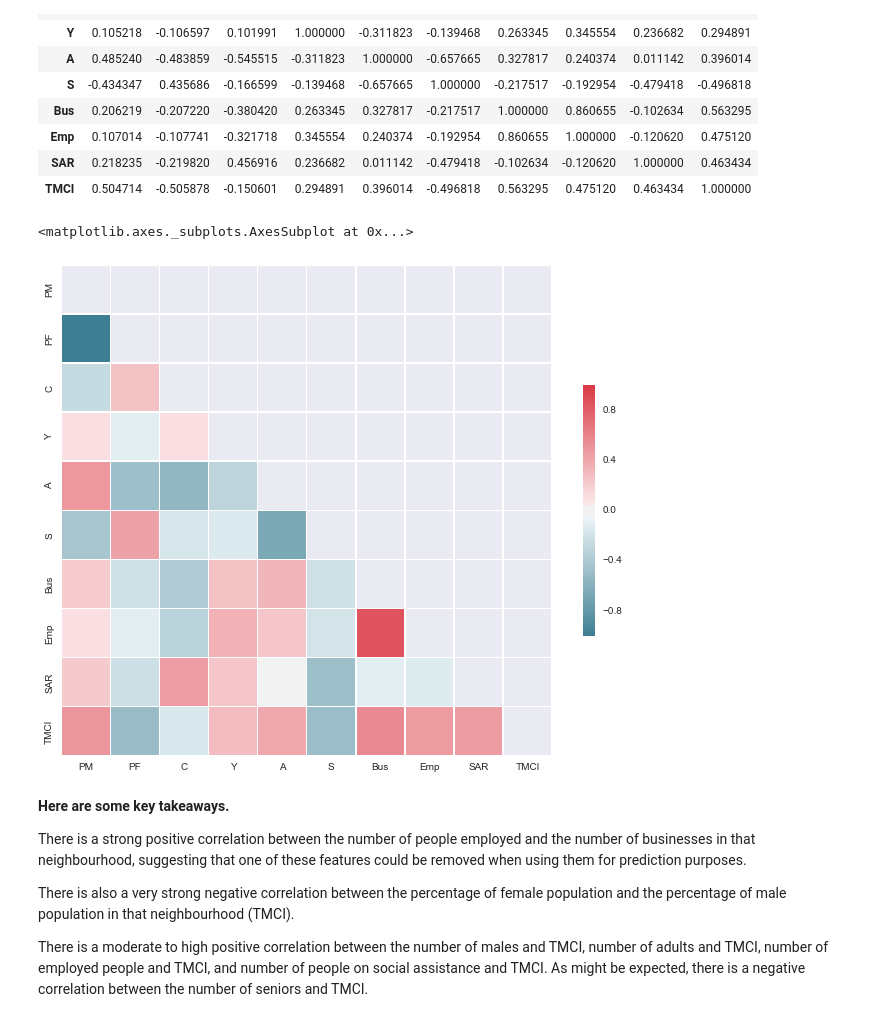
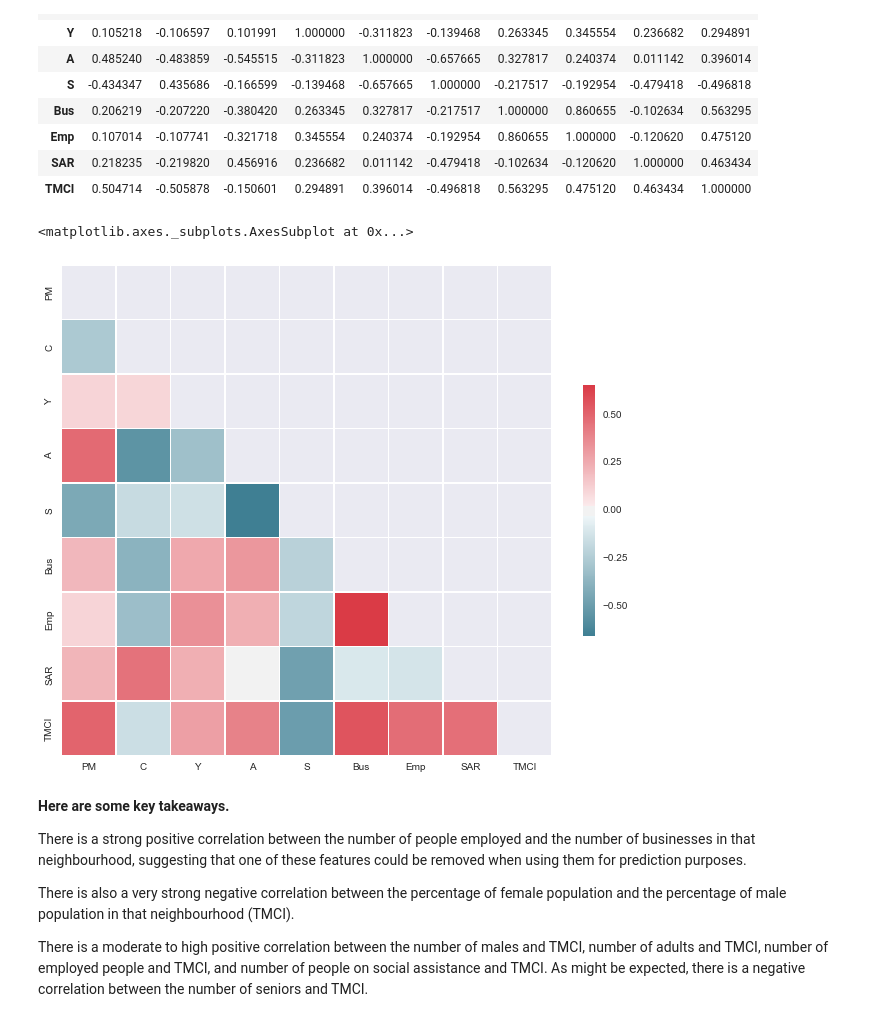
Before and after one commit to nvempala/Toronto-Crime, a Jupyter notebook: Neighbourhood_Crime.ipynb, the cells around one changed output. Drawn from its saved outputs; the diff is of its cells as text; code cells hidden in the pictures.

```diff
--- a/Neighbourhood_Crime.ipynb
+++ b/Neighbourhood_Crime.ipynb
@@ -758,24 +785,28 @@ corr2011
 | SAR | 0.218235 | -0.219820 | 0.456916 | 0.236682 | 0.011142 | -0.479418 | -0.102634 | -0.120620 | 1.000000 | 0.463434 |
 | TMCI | 0.504714 | -0.505878 | -0.150601 | 0.294891 | 0.396014 | -0.496818 | 0.563295 | 0.475120 | 0.463434 | 1.000000 |
 # %%
+# Drop PF because of very high correlation
+corrmat2011 = corrmat2011.drop('PF',1)
+corr2011 = corrmat2011.corr()
+
 # An easier way is to visualize the feature correlations
 # Generate a mask for the upper triangle
 mask = np.zeros_like(corr2011, dtype=np.bool)
 mask[np.triu_indices_from(mask)] = True
 
 # Set up the matplotlib figure
 f, ax = plt.subplots(figsize=(11, 9))
 
 # Generate a custom diverging colormap
 cmap = sns.diverging_palette(220, 10, as_cmap=True)
 
 # Draw the heatmap with the mask and correct aspect ratio
 sns.heatmap(corr2011, mask=mask, cmap=cmap, vmax=.3,
             square=True,
             linewidths=.5, cbar_kws={"shrink": .5}, ax=ax)
 # %% [output]
 <matplotlib.axes._subplots.AxesSubplot at 0x...>
-[figure, old version]
+[figure, new version]
 # %% [markdown]
 **Here are some key takeaways.**
 
```
Also changed, not shown: parts of 14 cells of this notebook, 1 other file.
